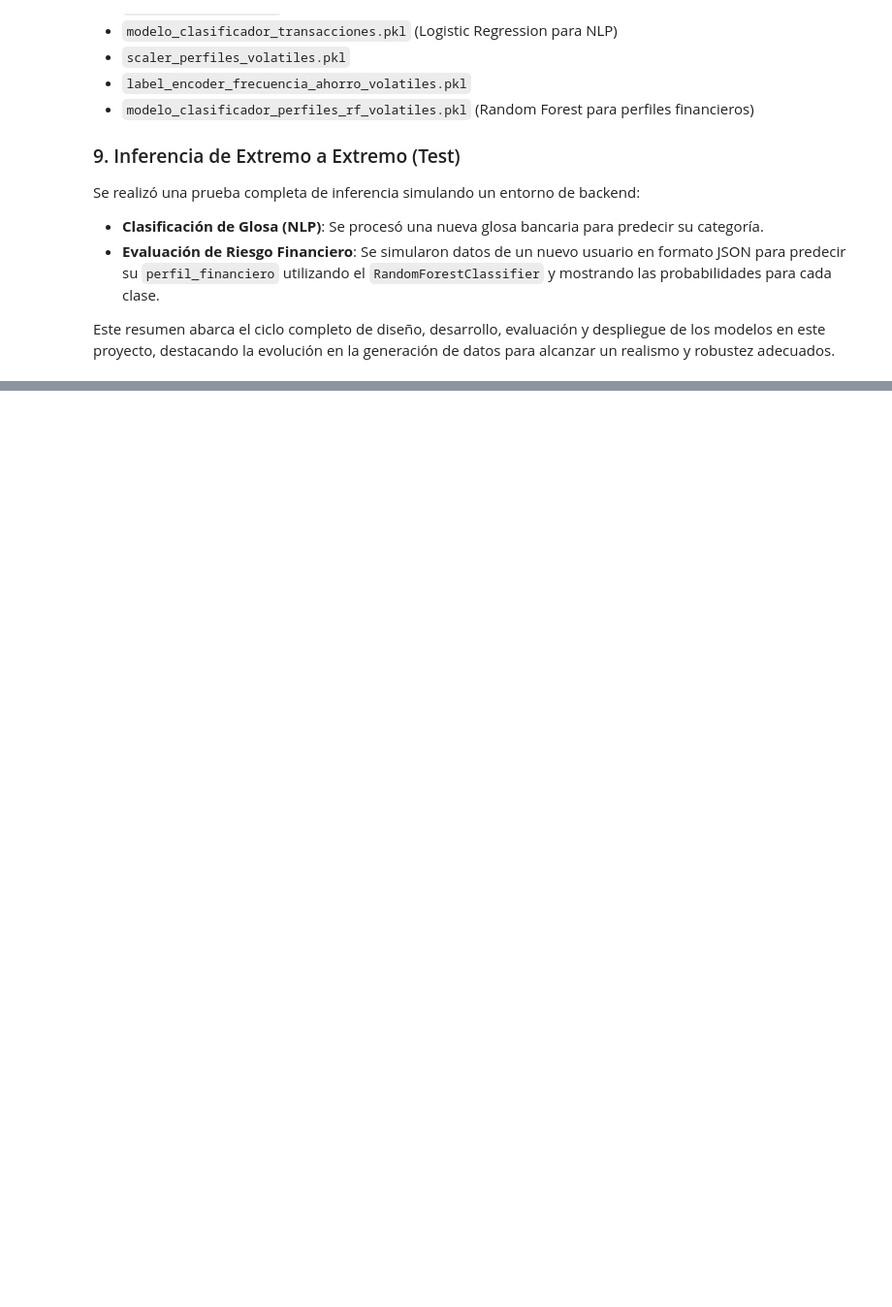
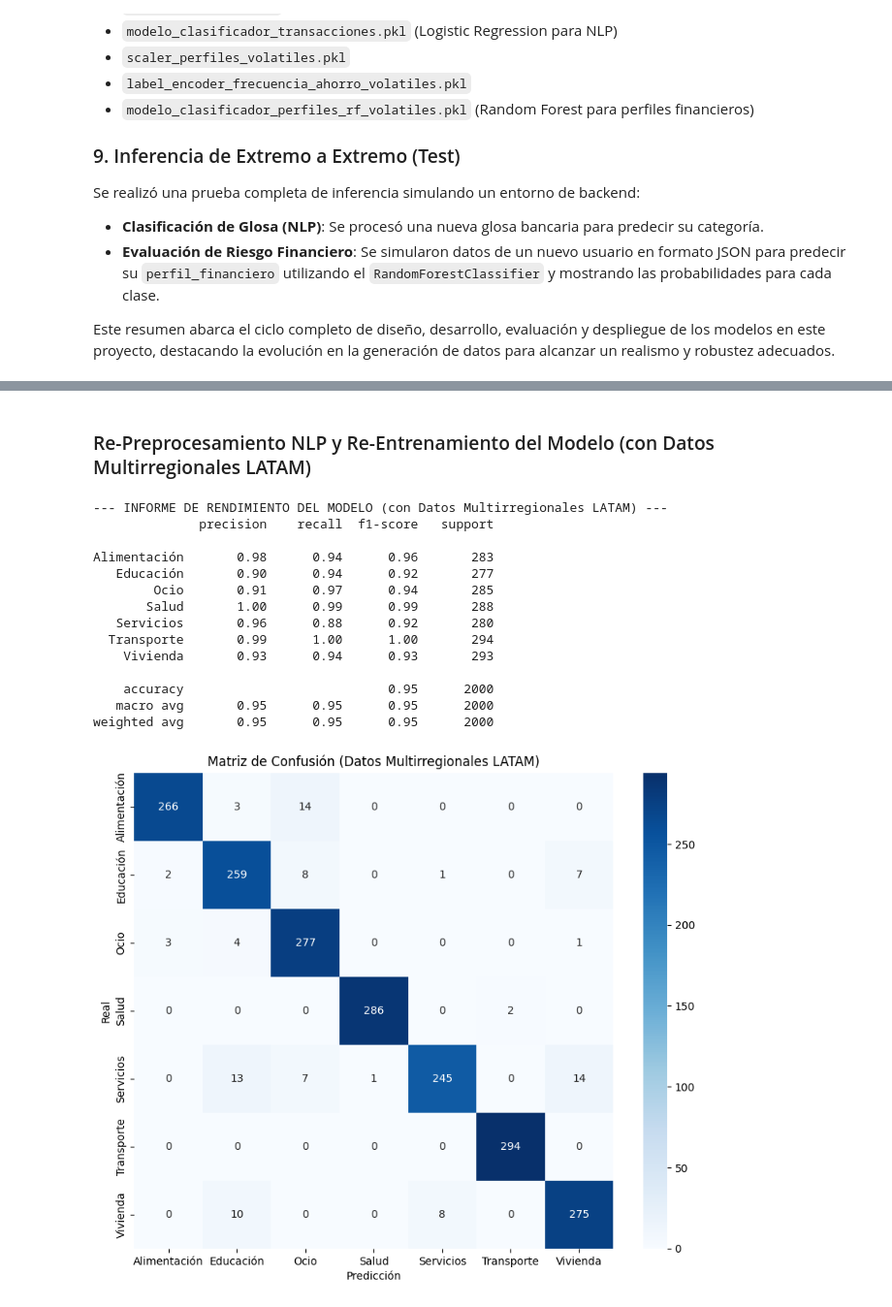
Before and after one commit to No-Country-simulation/G9-LATAM-Team-59, a Jupyter notebook: python/01_desarrollo_y_experimentacion_ml.ipynb, the cells around one changed output, grey strips where cells are left out. Shown at 97% size. Drawn from its saved outputs; the diff is of its cells as text; code cells hidden in the pictures; blank space fills up the shorter version.

```diff
--- a/python/01_desarrollo_y_experimentacion_ml.ipynb
+++ b/python/01_desarrollo_y_experimentacion_ml.ipynb
@@ -2316,0 +2705,71 @@ Este resumen abarca el ciclo completo de diseño, desarrollo, evaluación y desp
+# %% [markdown]
+### Re-Preprocesamiento NLP y Re-Entrenamiento del Modelo (con Datos Multirregionales LATAM)
+# %%
+import re
+from sklearn.model_selection import train_test_split
+from sklearn.feature_extraction.text import TfidfVectorizer
+from sklearn.linear_model import LogisticRegression
+from sklearn.metrics import classification_report, confusion_matrix
+import seaborn as sns
+import matplotlib.pyplot as plt
+
+# Limpieza básica de texto (la misma función usada anteriormente)
+def limpiar_texto(texto):
+    texto = texto.lower() # Convertir a minúsculas
+    texto = re.sub(r'[^a-záéíóúñ\s]', '', texto) # Remover caracteres especiales y números
+    return texto
+
+# Aplicar limpieza al nuevo dataset LATAM
+df_transacciones_latam['desc_limpia'] = df_transacciones_latam['descripcion'].apply(limpiar_texto)
+
+# Dividir datos en conjuntos de Entrenamiento y Testeo (80-20)
+X_train_latam, X_test_latam, y_train_latam, y_test_latam = train_test_split(
+    df_transacciones_latam['desc_limpia'],
+    df_transacciones_latam['categoria'],
+    test_size=0.2,
+    random_state=42,
+    stratify=df_transacciones_latam['categoria'] # Mantiene las clases balanceadas en ambos sets
+)
+
+# Convertir el texto a vectores numéricos usando TF-IDF
+# Es crucial re-inicializar el vectorizador para que aprenda del nuevo vocabulario LATAM
+vectorizador_latam = TfidfVectorizer(ngram_range=(1, 2))
+X_train_tfidf_latam = vectorizador_latam.fit_transform(X_train_latam)
+X_test_tfidf_latam = vectorizador_latam.transform(X_test_latam)
+
+# Entrenar un clasificador rápido de alto rendimiento (Regresión Logística)
+modelo_clasificador_latam = LogisticRegression(max_iter=1000, random_state=42)
+modelo_clasificador_latam.fit(X_train_tfidf_latam, y_train_latam)
+
+# Validar el rendimiento del clasificador
+y_pred_latam = modelo_clasificador_latam.predict(X_test_tfidf_latam)
+print("\n--- INFORME DE RENDIMIENTO DEL MODELO (con Datos Multirregionales LATAM) ---")
+print(classification_report(y_test_latam, y_pred_latam))
+
+# Matriz de Confusión para análisis más profundo
+# Asegurarse de que 'categorias' esté definida o usar y_test_latam.unique()
+cm_latam = confusion_matrix(y_test_latam, y_pred_latam, labels=sorted(df_transacciones_latam['categoria'].unique()))
+plt.figure(figsize=(10, 8))
+sns.heatmap(cm_latam, annot=True, fmt='d', cmap='Blues',
+            xticklabels=sorted(df_transacciones_latam['categoria'].unique()),
+            yticklabels=sorted(df_transacciones_latam['categoria'].unique()))
+plt.xlabel('Predicción')
+plt.ylabel('Real')
+plt.title('Matriz de Confusión (Datos Multirregionales LATAM)')
+plt.show()
+# %% [output]
+--- INFORME DE RENDIMIENTO DEL MODELO (con Datos Multirregionales LATAM) ---
+              precision    recall  f1-score   support
+
+Alimentación       0.98      0.94      0.96       283
+   Educación       0.90      0.94      0.92       277
+        Ocio       0.91      0.97      0.94       285
+       Salud       1.00      0.99      0.99       288
+   Servicios       0.96      0.88      0.92       280
+  Transporte       0.99      1.00      1.00       294
+    Vivienda       0.93      0.94      0.93       293
+
+    accuracy                           0.95      2000
+   macro avg       0.95      0.95      0.95      2000
+weighted avg       0.95      0.95      0.95      2000
+[figure, added]
```
Also changed, not shown: parts of 4 cells of this notebook.
